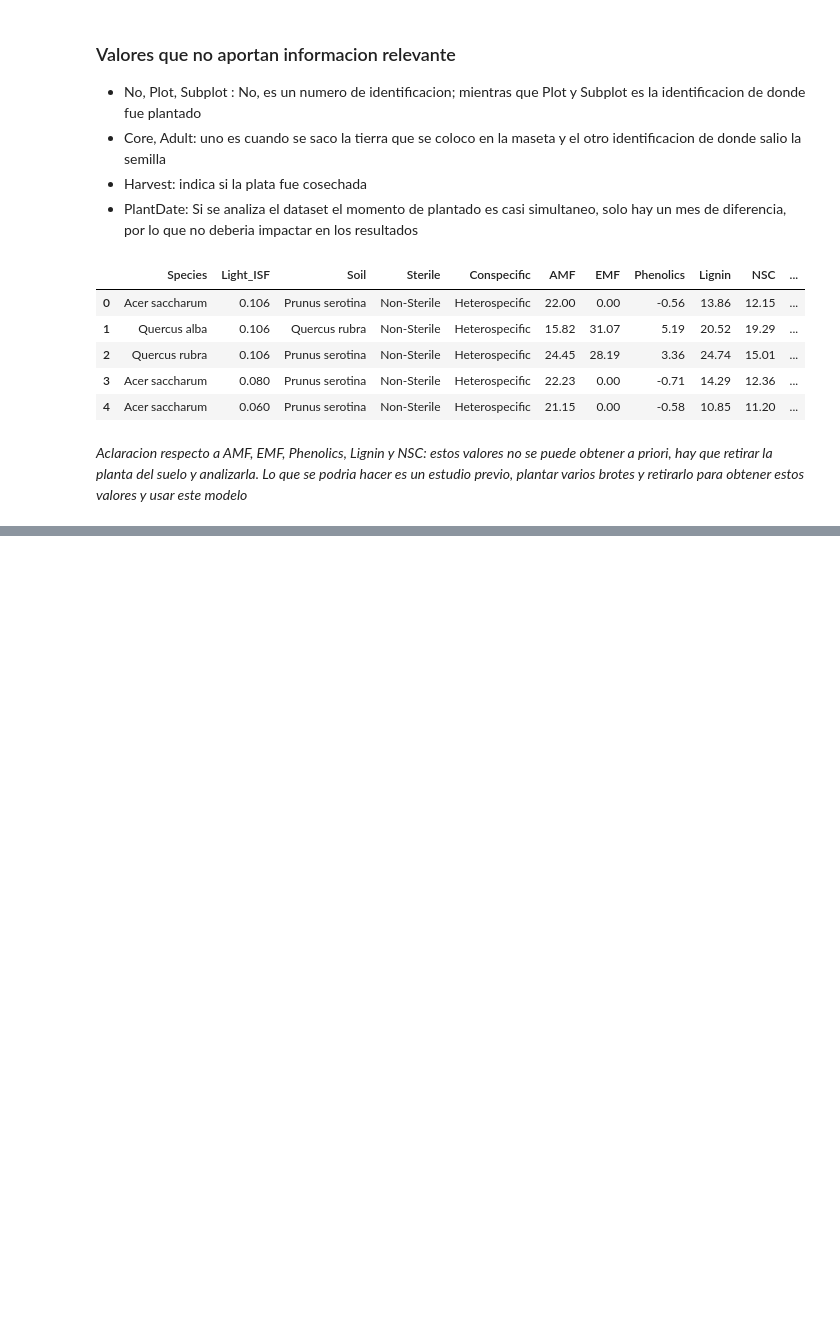
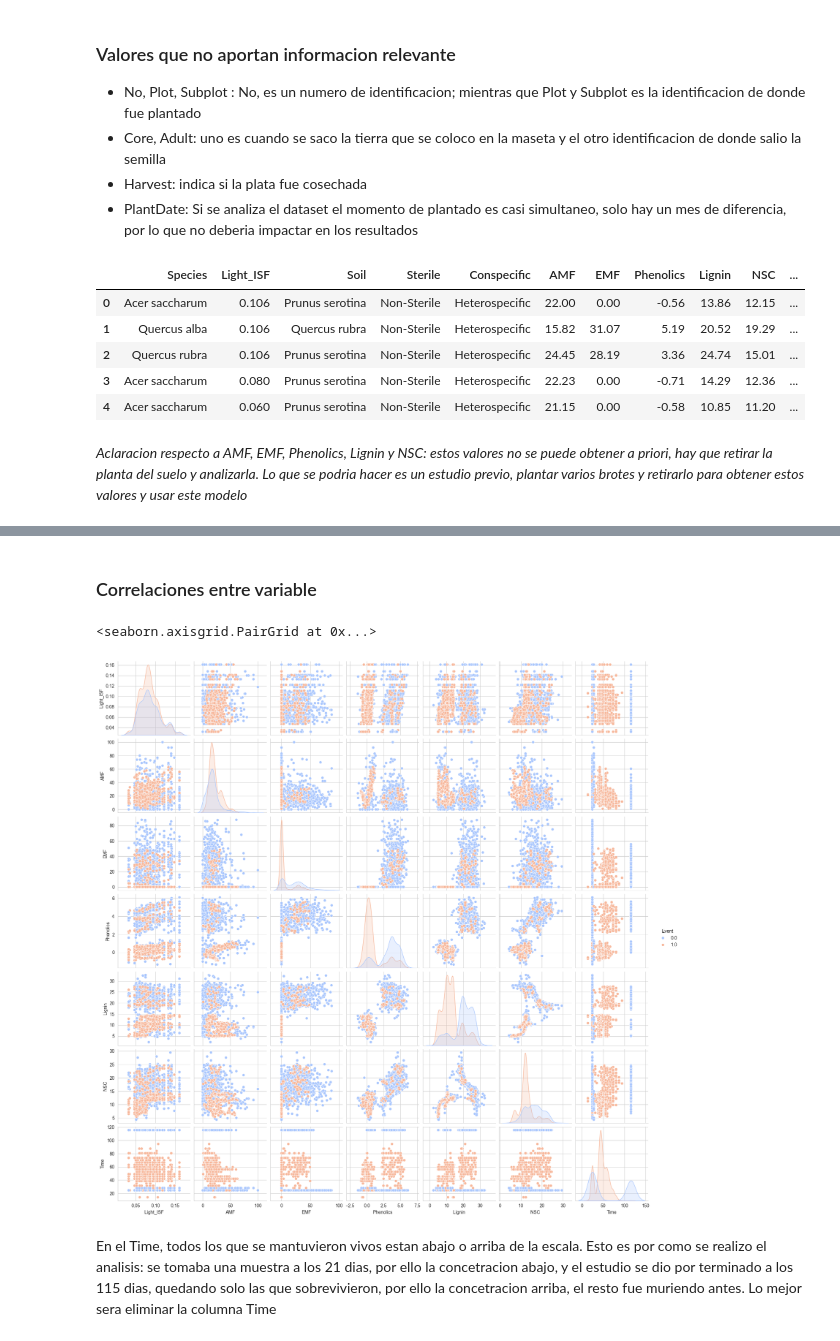
Before and after one commit to ignaciomilesi/practica-despliegue-modelos-ML, a Jupyter notebook: notebook/data-analisis.ipynb, the cells around one changed output, grey strips where cells are left out. Saved outputs shown, nothing was run; the diff lists cells and outputs as text; code cells hidden in the pictures; blank space fills up the shorter version.

Commit message:
continuando con el analisis

```diff
--- a/notebook/data-analisis.ipynb
+++ b/notebook/data-analisis.ipynb
@@ -187,0 +208,12 @@ dataset_modif.head()
+# %% [markdown]
+### Correlaciones entre variable
+# %%
+sns.set_style("whitegrid")
+sns.pairplot(data= dataset_modif[["Light_ISF", "AMF", "EMF", "Phenolics", "Lignin",  "NSC", "Time", "Event"]],
+              hue="Event",
+              palette='coolwarm')
+# %% [output]
+<seaborn.axisgrid.PairGrid at 0x...>
+[figure, added]
+# %% [markdown]
+En el Time, todos los que se mantuvieron vivos estan abajo o arriba de la escala. Esto es por como se realizo el analisis: se tomaba una muestra a los 21 dias, por ello la concetracion abajo, y el estudio se dio por terminado a los 115 dias, quedando solo las que sobrevivieron, por ello la concetracion arriba, el resto fue muriendo antes. Lo mejor sera eliminar la columna Time
```
Also changed, not shown: parts of 6 cells of this notebook.
